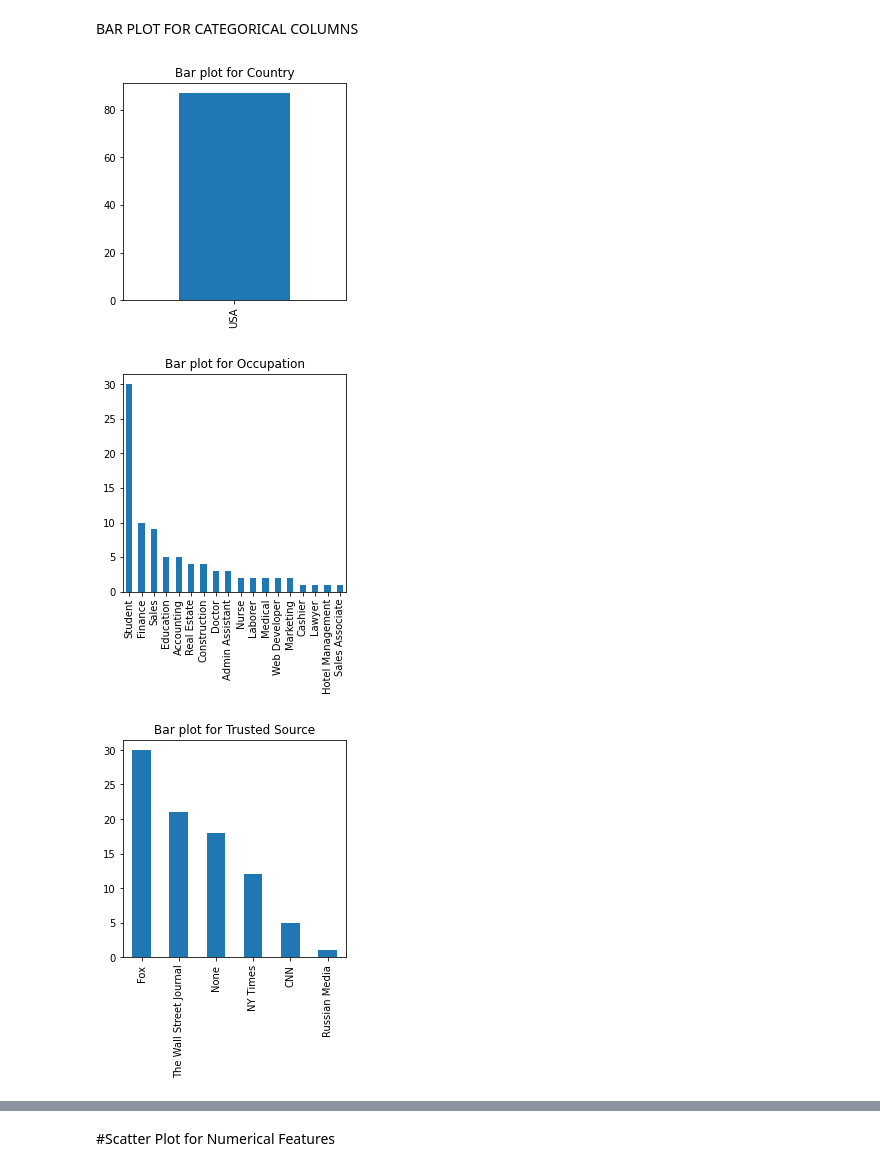
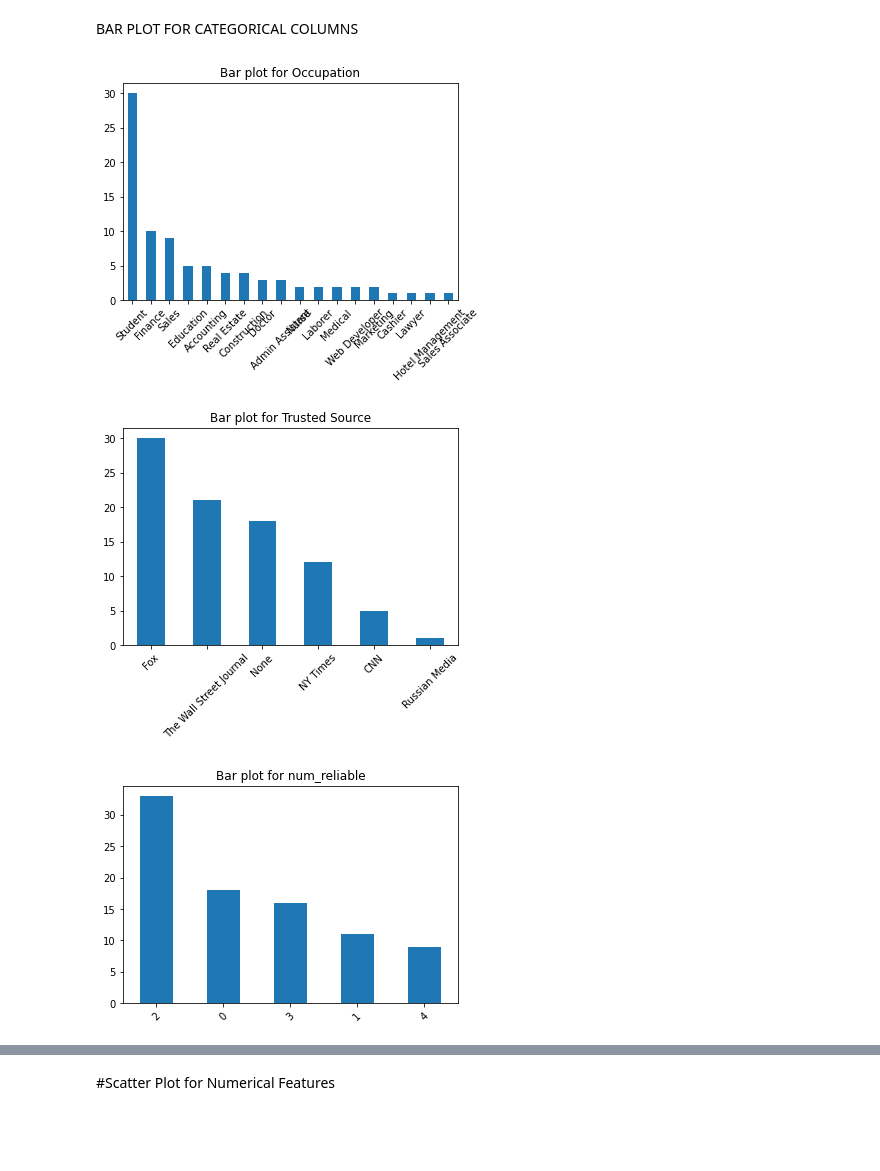
Before and after one commit to emilienaples/people_news_trust, a Jupyter notebook: people_news.ipynb, the cells around one changed output, grey strips where cells are left out. Saved outputs shown, nothing was run; the diff lists cells and outputs as text; code cells hidden in the pictures; blank space fills up the shorter version.

```diff
--- a/people_news.ipynb
+++ b/people_news.ipynb
@@ -64,7 +87,7 @@ dtype: object
 # num_reliable = discrete
 # agree = discrete
 # %%
-cat_cols = ['Country', 'Occupation', 'Trusted Source',  'num_reliable', 'agree']
+cat_cols = ['Occupation', 'Trusted Source',  'num_reliable', 'agree']
 num_cols = ['Age', 'Annual Income']
 # %% [markdown]
 Discrete variables should be shown in barplots rather than histograms, scatterplots are only reasonable betwen pair of continuous variables rather than discrete, boxplots should be used to compare a conntinuous variable vs discretre or categorical.
@@ -76,13 +97,14 @@ If you can count the items, then you are working with a discrete variable – e.
 BAR PLOT FOR CATEGORICAL COLUMNS
 # %%
 for col in cat_cols:
-    fig = plt.figure(figsize=(4,4)) # define plot area
+    fig = plt.figure(figsize=(6,4)) # define plot area
     ax = fig.gca() # define axis
 
     counts = news[col].value_counts() # find the counts for each unique category
     counts.plot.bar(ax = ax) # Use the plot.bar method on the counts data frame
     ax.set_title('Bar plot for ' + col)
+    plt.xticks(rotation=45)
 # %% [output]
-[figure, old version]
+[figure, new version]
-[figure, old version]
+[figure, new version]
-[figure, old version]
+[figure, new version]
```
Also changed, not shown: parts of 61 cells of this notebook.
